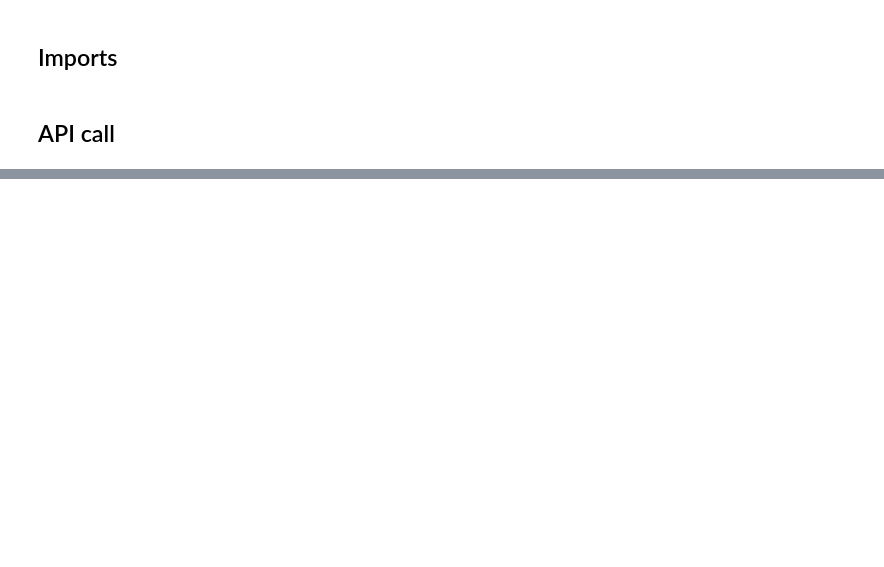
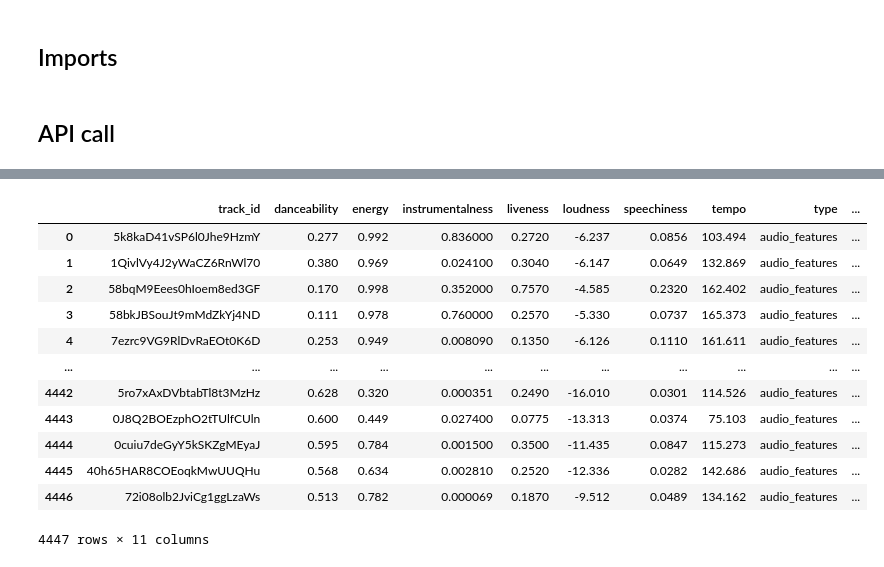
Before and after one commit to vmorenocosta/vanguard_de_project, a Jupyter notebook: submission/notebooks/p1_data_ingestion.ipynb, the cells around one changed output, grey strips where cells are left out. Cells and saved outputs as stored; diff of their text form; code cells hidden in the pictures; blank space fills up the shorter version.

```diff
--- a/submission/notebooks/p1_data_ingestion.ipynb
+++ b/submission/notebooks/p1_data_ingestion.ipynb
@@ -114,0 +263,2 @@ pprint.pprint(results)
+# %%
+album_table = build_album_table(artists_table)
@@ -114,0 +300,2 @@ pprint.pprint(results)
+# %%
+track_table = build_track_table(album_table)
@@ -114,0 +337,17 @@ pprint.pprint(results)
+# %%
+track_feature_table = build_track_feature_table(track_table)
+track_feature_table
+# %% [output]
+|  | track_id | danceability | energy | instrumentalness | liveness | loudness | speechiness | tempo | type | ... |
+| 0 | 5k8kaD41vSP6l0Jhe9HzmY | 0.277 | 0.992 | 0.836000 | 0.2720 | -6.237 | 0.0856 | 103.494 | audio_features | ... |
+| 1 | 1QivlVy4J2yWaCZ6RnWl70 | 0.380 | 0.969 | 0.024100 | 0.3040 | -6.147 | 0.0649 | 132.869 | audio_features | ... |
+| 2 | 58bqM9Eees0hIoem8ed3GF | 0.170 | 0.998 | 0.352000 | 0.7570 | -4.585 | 0.2320 | 162.402 | audio_features | ... |
+| 3 | 58bkJBSouJt9mMdZkYj4ND | 0.111 | 0.978 | 0.760000 | 0.2570 | -5.330 | 0.0737 | 165.373 | audio_features | ... |
+| 4 | 7ezrc9VG9RlDvRaEOt0K6D | 0.253 | 0.949 | 0.008090 | 0.1350 | -6.126 | 0.1110 | 161.611 | audio_features | ... |
+| ... | ... | ... | ... | ... | ... | ... | ... | ... | ... | ... |
+| 4442 | 5ro7xAxDVbtabTl8t3MzHz | 0.628 | 0.320 | 0.000351 | 0.2490 | -16.010 | 0.0301 | 114.526 | audio_features | ... |
+| 4443 | 0J8Q2BOEzphO2tTUlfCUln | 0.600 | 0.449 | 0.027400 | 0.0775 | -13.313 | 0.0374 | 75.103 | audio_features | ... |
+| 4444 | 0cuiu7deGyY5kSKZgMEyaJ | 0.595 | 0.784 | 0.001500 | 0.3500 | -11.435 | 0.0847 | 115.273 | audio_features | ... |
+| 4445 | 40h65HAR8COEoqkMwUUQHu | 0.568 | 0.634 | 0.002810 | 0.2520 | -12.336 | 0.0282 | 142.686 | audio_features | ... |
+| 4446 | 72i08olb2JviCg1ggLzaWs | 0.513 | 0.782 | 0.000069 | 0.1870 | -9.512 | 0.0489 | 134.162 | audio_features | ... |
+4447 rows × 11 columns
```
Also changed, not shown: parts of 30 cells of this notebook, 1 other file.
